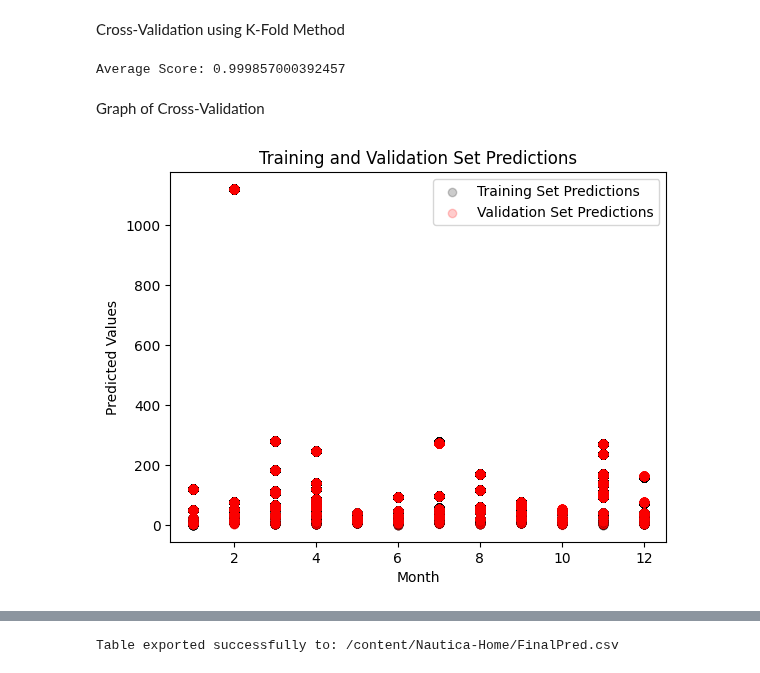
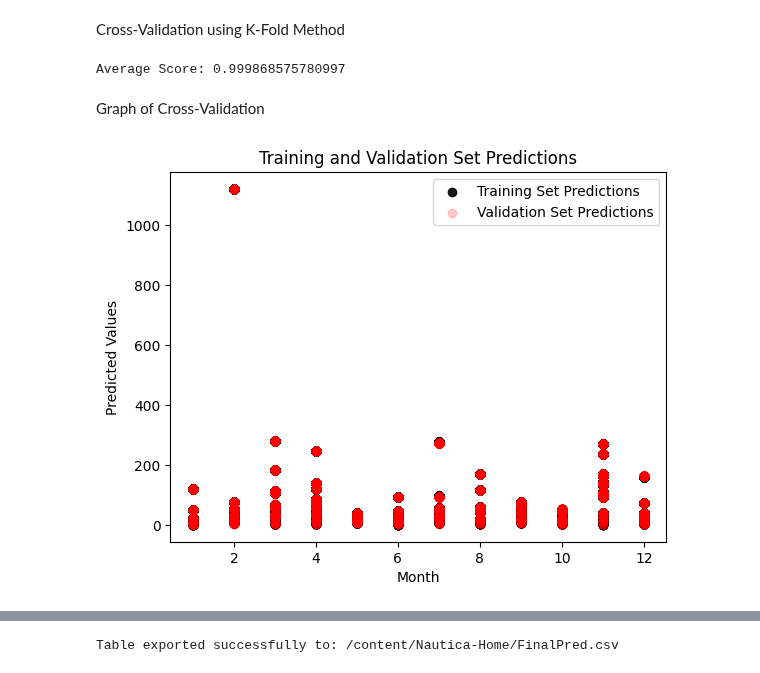
Before and after one commit to Nlasry1996/Nautica-Home, a Jupyter notebook: FamilyItemPred.ipynb, the cells around one changed output, grey strips where cells are left out. Drawn from its saved outputs; the diff is of its cells as text; code cells hidden in the pictures.

```diff
--- a/FamilyItemPred.ipynb
+++ b/FamilyItemPred.ipynb
@@ -81,6 +81,8 @@ df_family_item_orders = df_family_item_orders.rename(columns={'Order_ID': 'Numbe
 df = pd.merge(df, df_family_item_orders, on='Family_Item_Name', how='left')
 #How many of these items are sold by month
 df['Family_Item_Count_Monthly'] = df.groupby(['Month', 'Family_Item_ID'])['Order_ID'].transform('count')
+#How many people bought per month
+df['Total_Customers_per_Month']= df.groupby('Month')['Order_ID'].transform('count')
 df
 # %% [output]
 |  | Order_ID | Quantity | Catalog_Number | Family_Item_ID | Family_Item_Name | Month | Count_Times_Articles_Appears | ... |
@@ -296,7 +298,7 @@ Predict all the values
 # %%
 all_pred=model.predict(X).round()
 print(all_pred)
-df.insert(loc=6,column='Predictions_FI',value=all_pred)
+df.insert(loc=7,column='Predictions_FI',value=all_pred)
 df
 # %% [output]
 [ 36.  36. 140. ... 248.  78.  78.]
@@ -380,7 +382,7 @@ average_score = np.mean(scores)
 # Print the average score
 print("Average Score:", average_score)
 # %% [output]
-Average Score: 0.999857000392457
+Average Score: 0.999868575780997
 # %% [markdown]
 Graph of Cross-Validation
 # %%
@@ -418,34 +420,36 @@ for fold, (train_index, val_index) in enumerate(kf.split(X)):
 
     # Store the predictions and corresponding months for the training set
     predictions_train.append(model.predict(X_train))
     months_train.append(X_train['Month'])
 
     # Store the predictions and corresponding months for the validation set
     predictions_val.append(model.predict(X_val))
     months_val.append(X_val['Month'])
 
 # Concatenate the predictions and months arrays
 predictions_train = np.concatenate(predictions_train)
 predictions_val = np.concatenate(predictions_val)
 months_train = np.concatenate(months_train)
 months_val = np.concatenate(months_val)
 
-
 # Plot the training set predictions
-plt.scatter(months_train, predictions_train, color='black', label='Training Set Predictions',alpha=0.2,)
+plt.scatter(months_train, predictions_train, color='black',alpha=0.9, label='Training Set Predictions',)
 
 # Plot the validation set predictions
-plt.scatter(months_val, predictions_val, color='red', label='Validation Set Predictions',alpha=0.2,)
+plt.scatter(months_val, predictions_val, color='red',alpha=0.2 ,label='Validation Set Predictions',)
+
+
+
 
 # Set labels and title
 plt.xlabel('Month')
 plt.ylabel('Predicted Values')
 plt.title('Training and Validation Set Predictions')
 
 # Add legend
 plt.legend()
 
 # Show the plot
 plt.show()
 # %% [output]
-[figure, old version]
+[figure, new version]
```
Also changed, not shown: parts of 14 cells of this notebook.
